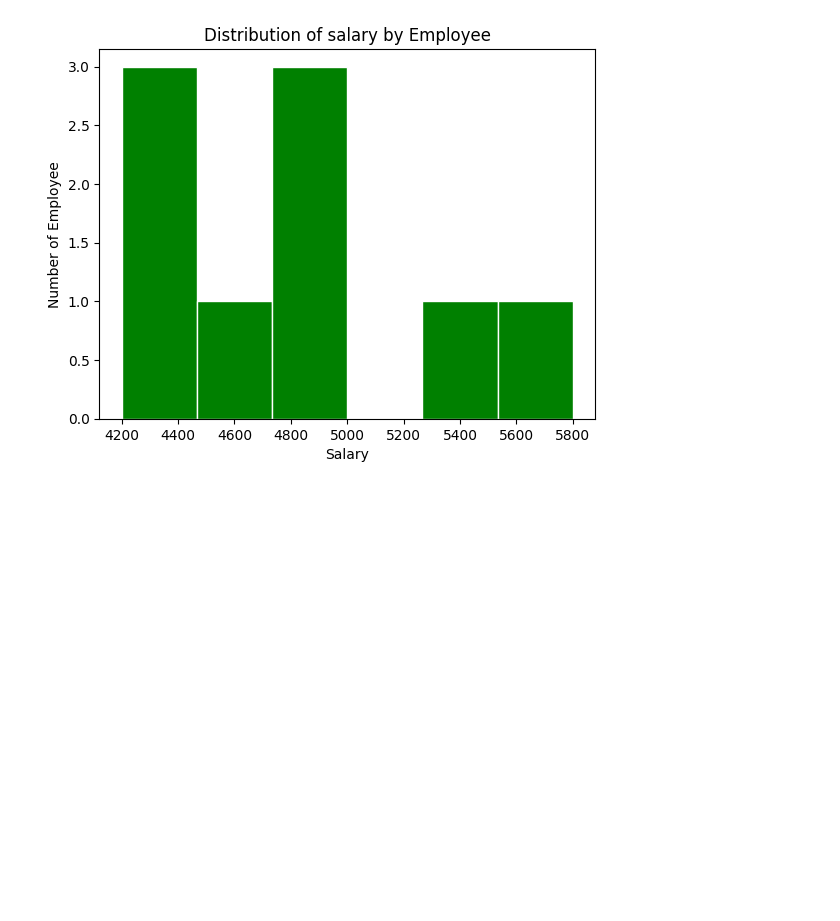
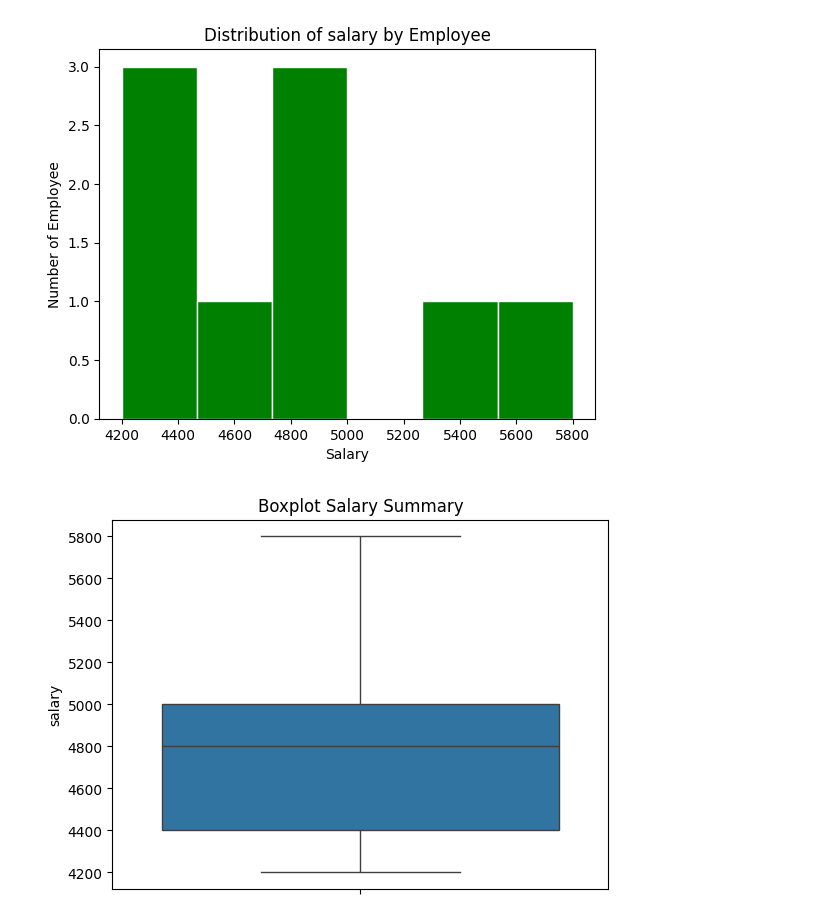
Before and after one commit to Tech-sister/Data-analysis-class, a Jupyter notebook: employee_analysis.ipynb, the cells around one changed output. Drawn from its saved outputs; the diff is of its cells as text; code cells hidden in the pictures; blank space fills up the shorter version.

```diff
--- a/employee_analysis.ipynb
+++ b/employee_analysis.ipynb
@@ -1278,3 +1279,9 @@ plt.ylabel("Number of Employee")
 plt.show()
 # %% [output]
 [figure]
+# %%
+sns.boxplot(merge_df['salary'])
+plt.title("Boxplot Salary Summary")
+plt.show()
+# %% [output]
+[figure, added]
```
Also changed, not shown: parts of 10 cells of this notebook, 4 other files.
